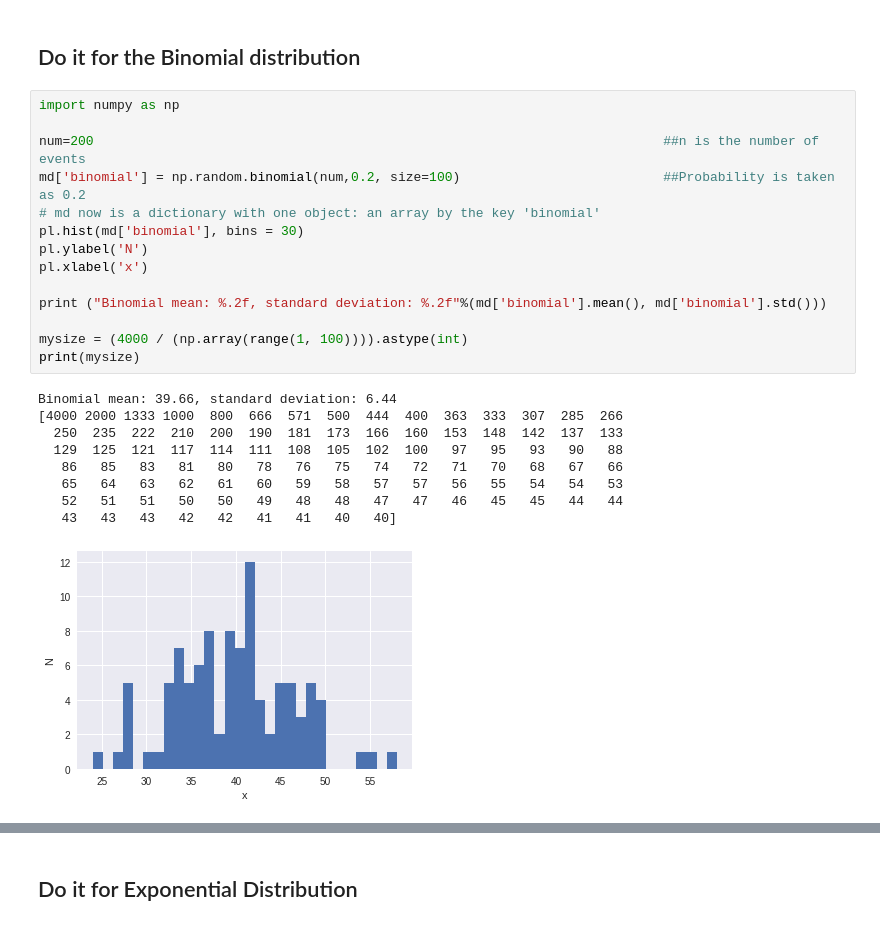
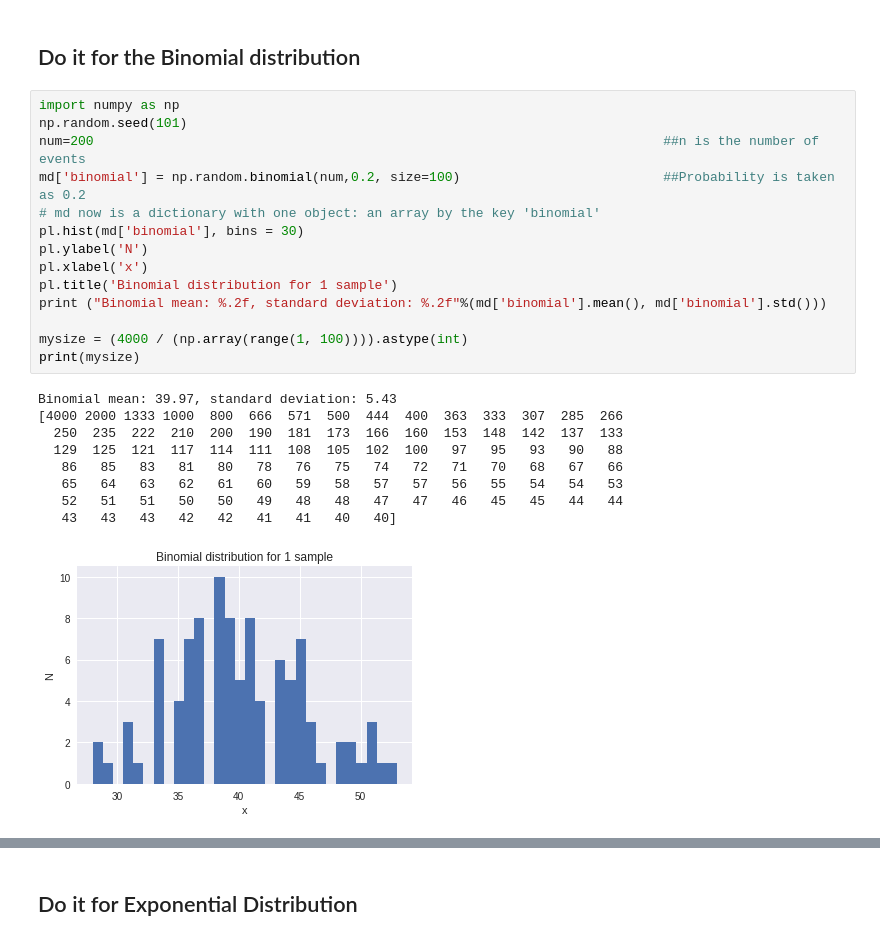
Before and after one commit to gauravcusp/Urban_Informatics_Coding_Assignments, a Jupyter notebook: HW3_gb1877/HW3_1_gb1877.ipynb, the cells around one changed output, grey strips where cells are left out. Cells and saved outputs as stored; diff of their text form.

```diff
--- a/HW3_gb1877/HW3_1_gb1877.ipynb
+++ b/HW3_gb1877/HW3_1_gb1877.ipynb
@@ -201,27 +208,27 @@ pl.ylabel('N', fontsize = 12)
 ## Do it for the Binomial distribution
 # %%
 import numpy as np
-
+np.random.seed(101)
 num=200                                                                         ##n is the number of events
 md['binomial'] = np.random.binomial(num,0.2, size=100)                          ##Probability is taken as 0.2
 # md now is a dictionary with one object: an array by the key 'binomial'
 pl.hist(md['binomial'], bins = 30)
 pl.ylabel('N')
 pl.xlabel('x')
-
+pl.title('Binomial distribution for 1 sample')
 print ("Binomial mean: %.2f, standard deviation: %.2f"%(md['binomial'].mean(), md['binomial'].std()))
 
 mysize = (4000 / (np.array(range(1, 100)))).astype(int)
 print(mysize)
 # %% [output]
-Binomial mean: 39.66, standard deviation: 6.44
+Binomial mean: 39.97, standard deviation: 5.43
 [4000 2000 1333 1000  800  666  571  500  444  400  363  333  307  285  266
   250  235  222  210  200  190  181  173  166  160  153  148  142  137  133
   129  125  121  117  114  111  108  105  102  100   97   95   93   90   88
    86   85   83   81   80   78   76   75   74   72   71   70   68   67   66
    65   64   63   62   61   60   59   58   57   57   56   55   54   54   53
    52   51   51   50   50   49   48   48   47   47   46   45   45   44   44
    43   43   43   42   42   41   41   40   40]
-[figure, old version]
+[figure, new version]
 # %%
 md['binomial'] = {}
```
Also changed, not shown: parts of 19 cells of this notebook, 2 other files.
